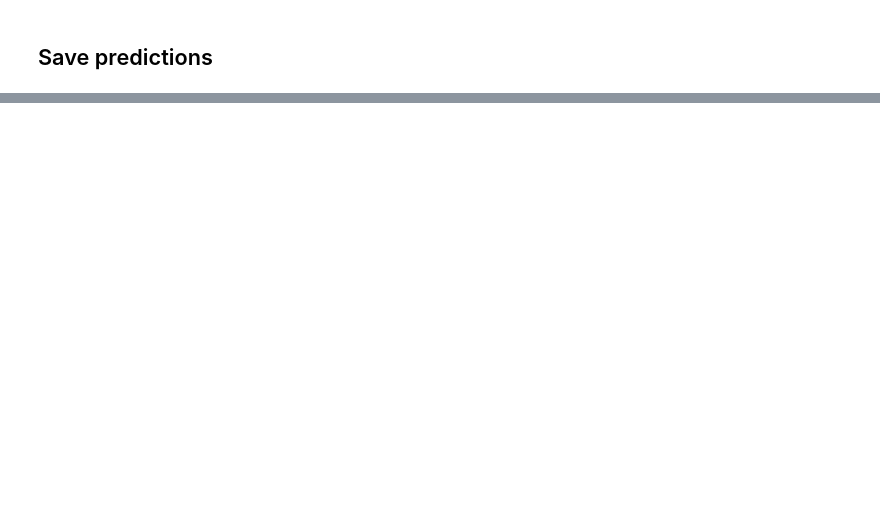
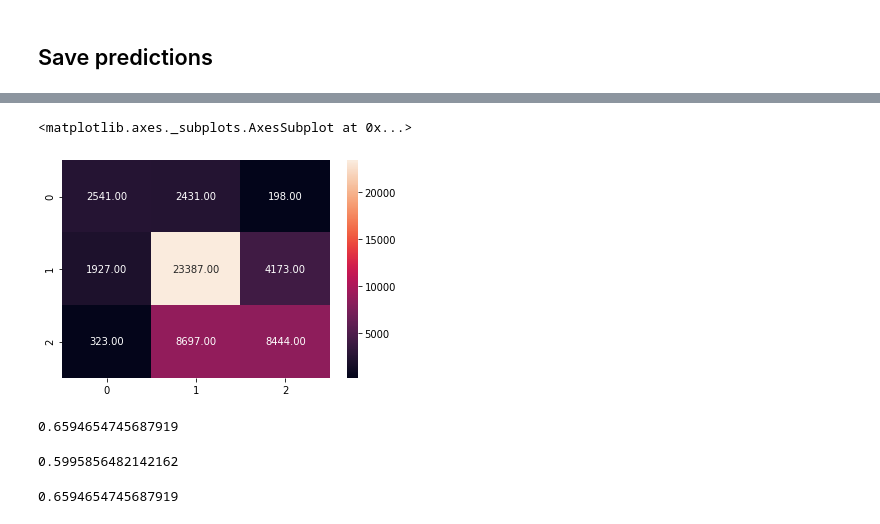
Before and after one commit to plaban1981/Dockship, a Jupyter notebook: Richter's_Predictor_Modeling_Earthquake_Damage_(1)_(2).ipynb, the cells around one changed output, grey strips where cells are left out. Cells and saved outputs as stored; diff of their text form; code cells hidden in the pictures; blank space fills up the shorter version.

```diff
--- a/Richter's_Predictor_Modeling_Earthquake_Damage_(1)_(2).ipynb
+++ b/Richter's_Predictor_Modeling_Earthquake_Damage_(1)_(2).ipynb
@@ -622,0 +971,12 @@ files.download('submission_autosklearn.csv')
+# %%
+models =[]
+models.append(('knn1',KNeighborsClassifier(n_neighbors=2)))
+models.append(('knn2',KNeighborsClassifier(n_neighbors=3)))
+models.append(('knn3',KNeighborsClassifier(n_neighbors=5)))
+models.append(('knn4',KNeighborsClassifier(n_neighbors=7)))
+models.append(('knn5',KNeighborsClassifier(n_neighbors=9)))
+models.append(('knn6',KNeighborsClassifier(n_neighbors=12)))
+# %%
+ensemble = VotingClassifier(estimators = models,voting='hard')
+# %%
+ensemble.fit(x_train,y_train)
@@ -622,0 +1001,21 @@ files.download('submission_autosklearn.csv')
+# %%
+y_pred = ensemble.predict(x_test)
+# %%
+from sklearn.metrics import accuracy_score,f1_score,confusion_matrix,plot_confusion_matrix
+cf = confusion_matrix(y_test,y_pred)
+sns.heatmap(cf,annot=True,fmt=".2f")
+# %% [output]
+<matplotlib.axes._subplots.AxesSubplot at 0x...>
+[figure, added]
+# %%
+f1_score(y_test,y_pred,average="micro")
+# %% [output]
+0.6594654745687919
+# %%
+f1_score(y_test,y_pred,average="macro")
+# %% [output]
+0.5995856482142162
+# %%
+accuracy_score(y_test,y_pred)
+# %% [output]
+0.6594654745687919
```
Also changed, not shown: parts of 69 cells of this notebook.
